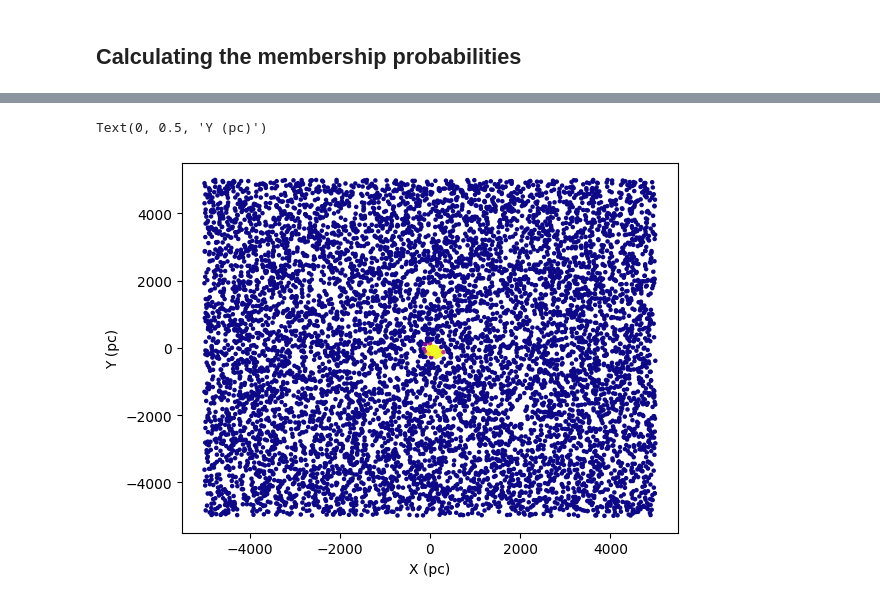
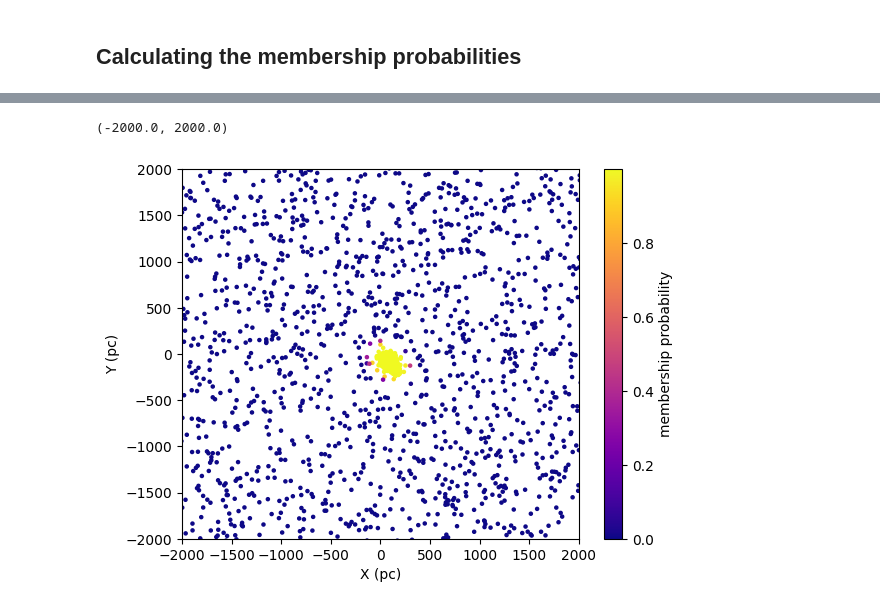
Before and after one commit to zyuan-astro/ss26, a Jupyter notebook: notebook/Week2-1:6D_MCMC_Dwarf02.ipynb, the cells around one changed output, grey strips where cells are left out. Saved outputs shown, nothing was run; the diff lists cells and outputs as text; code cells hidden in the pictures.

```diff
--- a/notebook/Week2-1:6D_MCMC_Dwarf02.ipynb
+++ b/notebook/Week2-1:6D_MCMC_Dwarf02.ipynb
@@ -270,14 +270,3 @@ def prob_member(theta, x, y):
     prob = p1 / (p1 + p2)
 
     return prob
-# %%
-param_f = np.zeros(6)
-for i in range(6):
-
-    param_f[i] = np.percentile(samples[:,i], 50)
-print (param_f)
-
-p_member = np.zeros(len(df))
-
-p_member = prob_member(param_f, df['X_pc'], df['Y_pc'])
-df['P_member_position'] = p_member
@@ -286,0 +286,9 @@ df['P_member_position'] = p_member
+# %%
+p_member2 = np.zeros(len(df))
+
+for i in range(len(samples)):
+
+    param = samples[i,:6]
+    p_member2 += prob_member(param, df['X_pc'], df['Y_pc'])
+
+p_member2 = p_member2/len(samples)
@@ -287,2 +301,4 @@ df['P_member_position'] = p_member
+# %%
+df['P_member_position'] = p_member2
 # %%
 plt.figure()
@@ -300,9 +316,14 @@ Text(0.5, 0, 'Probability of being a member of Dwarf01')
 # %%
 plt.figure()
-plt.scatter(df['X_pc'], df['Y_pc'], c=df['P_member_position'], s=5, cmap='plasma')
+im=plt.scatter(df['X_pc'], df['Y_pc'], c=df['P_member_position'], s=5, cmap='plasma')
+cb=plt.colorbar(im)
+cb.set_label("membership probability")
 
 plt.xlabel("X (pc)")
 plt.ylabel("Y (pc)")
+
+plt.xlim(-2000, 2000)
+plt.ylim(-2000, 2000)
 # %% [output]
-Text(0, 0.5, 'Y (pc)')
+(-2000.0, 2000.0)
-[figure, old version]
+[figure, new version]
```
Also changed, not shown: parts of 9 cells of this notebook, 3 other files.
